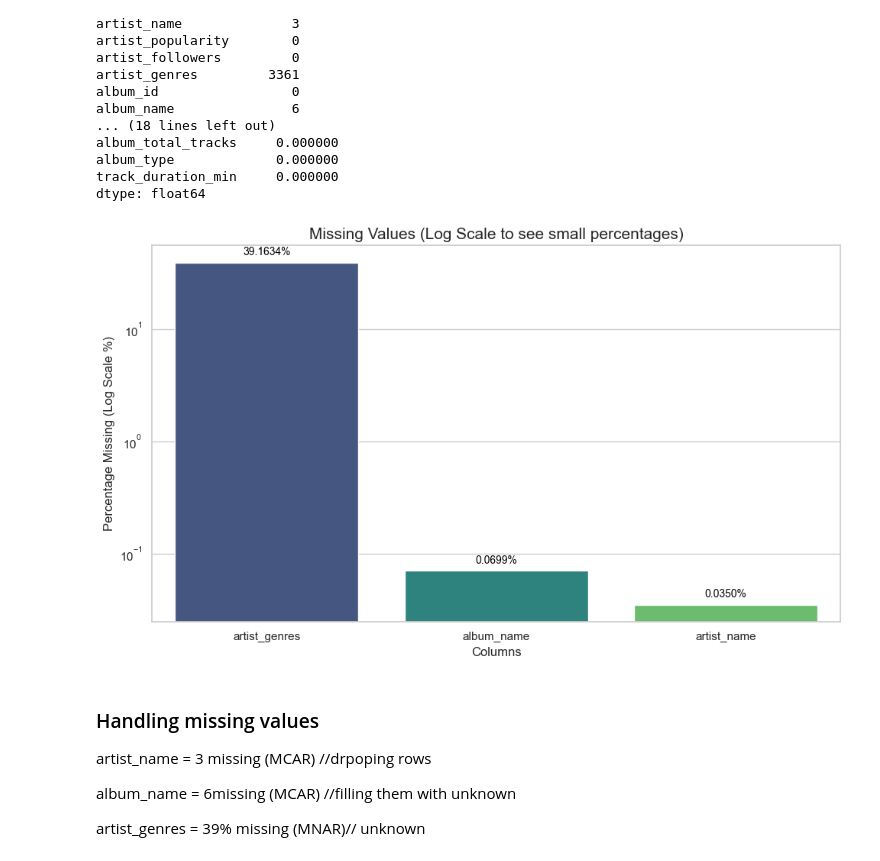
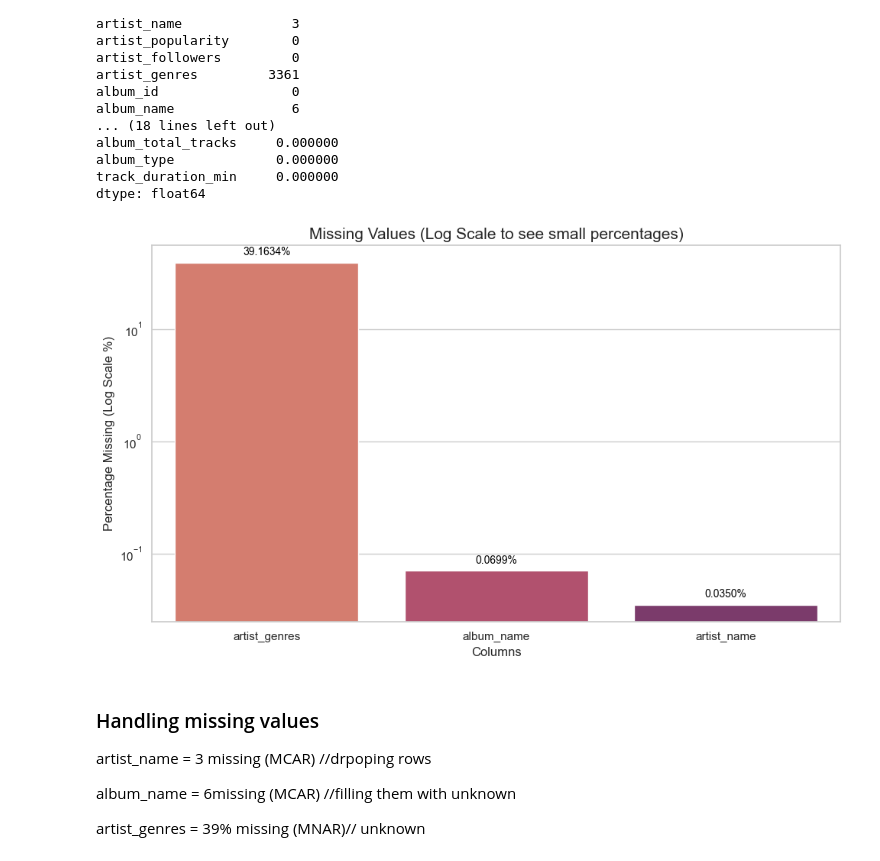
Before and after one commit to anumlk81/Spotify_data_analysis, a Jupyter notebook: scripts/visualization.ipynb, the cells around one changed output. Drawn from its saved outputs; the diff is of its cells as text; code cells hidden in the pictures.

```diff
--- a/scripts/visualization.ipynb
+++ b/scripts/visualization.ipynb
@@ -139,35 +139,35 @@ sns.set_theme(style="whitegrid")
 plt.figure(figsize=(10, 6))
 
 # 3. Create Barplot
 ax = sns.barplot(
     x=missing_to_plot.index,
     y=missing_to_plot.values,
     hue=missing_to_plot.index,
-    palette='viridis',
+    palette='flare',
     legend=False
 )
 
 # 4. CRITICAL FIX: Set Y-axis to Log Scale
 # This makes 0.03% and 0.06% visible next to 39%
 ax.set_yscale("log")
 
 # 5. Add Labels
 plt.title('Missing Values (Log Scale to see small percentages)', fontsize=15)
 plt.ylabel('Percentage Missing (Log Scale %)', fontsize=12)
 plt.xlabel('Columns', fontsize=12)
 
 # 6. Add the exact value labels on top so there is no confusion
 for p in ax.patches:
     ax.annotate(f'{p.get_height():.4f}%',
                 (p.get_x() + p.get_width() / 2., p.get_height()),
                 ha='center', va='bottom',
                 fontsize=10, color='black', xytext=(0, 5),
                 textcoords='offset points')
 
 plt.tight_layout()
 plt.show()
 # %% [output]
-[figure, old version]
+[figure, new version]
 # %% [markdown]
 <h3>Handling missing values </h3>
 
```
Also changed, not shown: parts of 1 cell of this notebook, 3 other files.
